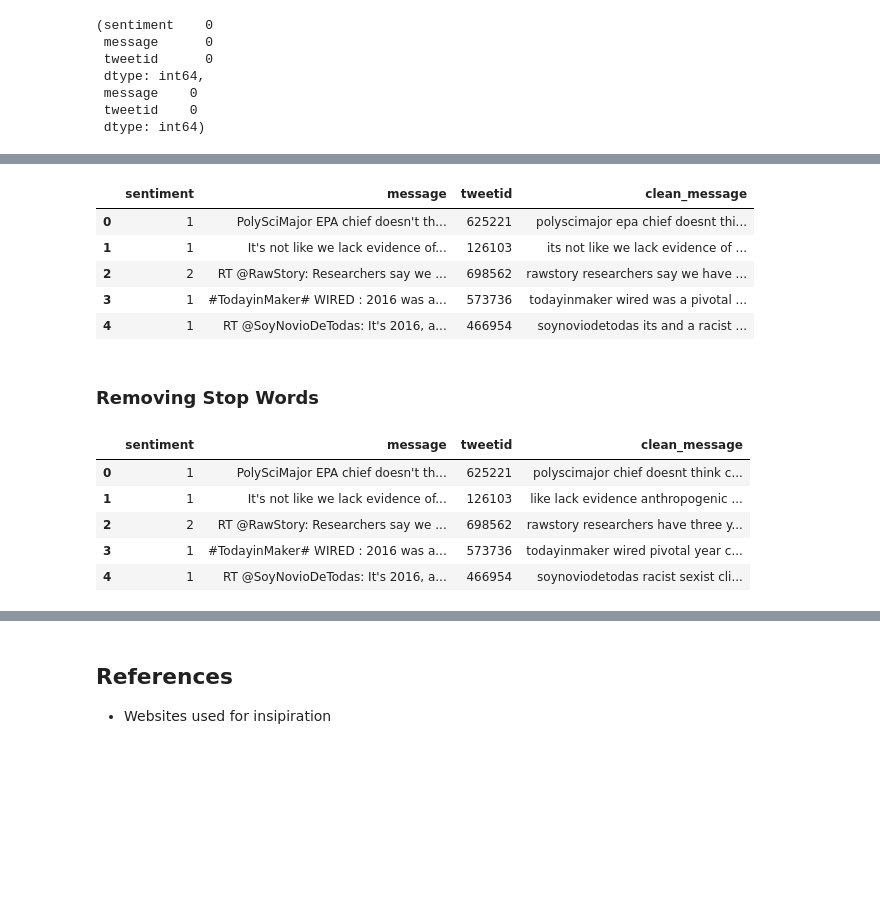
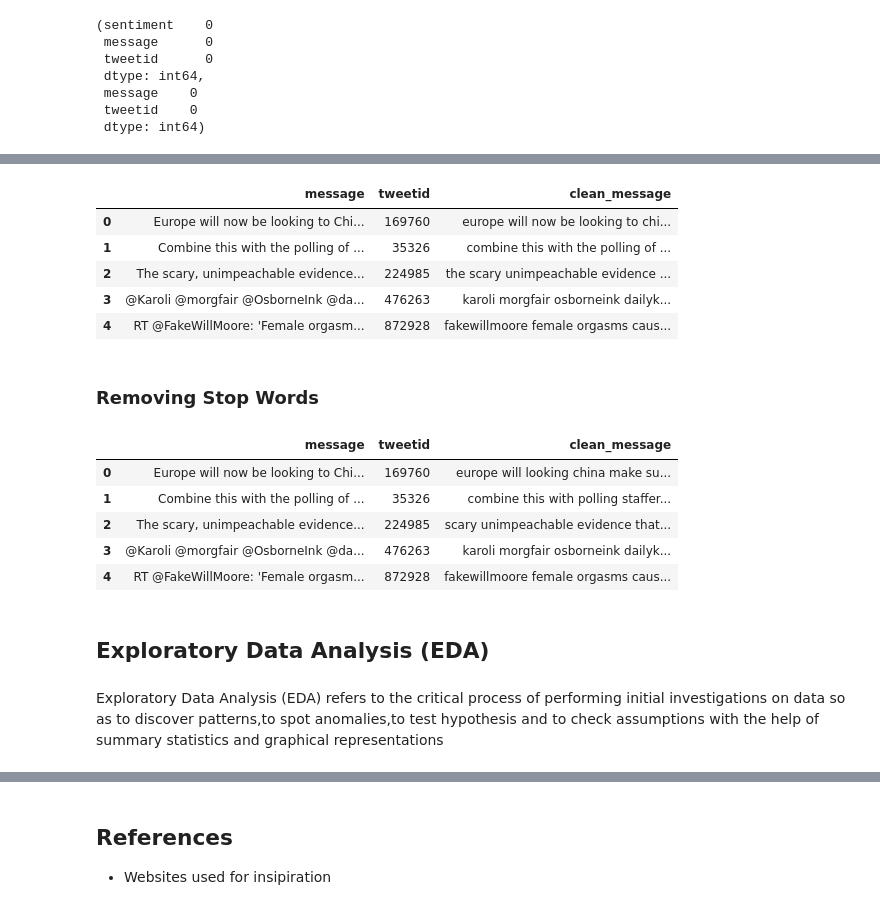
Before and after one commit to isabelomakhanya/classification_ts5, a Jupyter notebook: classification-ts5.ipynb, the cells around one changed output, grey strips where cells are left out. Cells and saved outputs as stored; diff of their text form; code cells hidden in the pictures; blank space fills up the shorter version.

```diff
--- a/classification-ts5.ipynb
+++ b/classification-ts5.ipynb
@@ -84,0 +74,6 @@ train_df.head(10)
+# %%
+# Merging both the data sets
+concat_df = train_df.append(test_df,
+                             ignore_index=True,
+                             sort=False)
+concat_df.head(3)
@@ -178,14 +179,15 @@ def remove_punctuations(msg):
     return msg
 # %%
 train_df['clean_message'] = train_df['message'].apply(lambda x:remove_punctuations(x))
-train_df.head()
+test_df['clean_message'] = test_df['message'].apply(lambda x:remove_punctuations(x))
+test_df.head()
 # %% [output]
-|  | sentiment | message | tweetid | clean_message |
-| 0 | 1 | PolySciMajor EPA chief doesn't th... | 625221 | polyscimajor epa chief doesnt thi... |
-| 1 | 1 | It's not like we lack evidence of... | 126103 | its not like we lack evidence of ... |
-| 2 | 2 | RT @RawStory: Researchers say we ... | 698562 | rawstory researchers say we have ... |
-| 3 | 1 | #TodayinMaker# WIRED : 2016 was a... | 573736 | todayinmaker wired was a pivotal ... |
-| 4 | 1 | RT @SoyNovioDeTodas: It's 2016, a... | 466954 | soynoviodetodas its and a racist ... |
+|  | message | tweetid | clean_message |
+| 0 | Europe will now be looking to Chi... | 169760 | europe will now be looking to chi... |
+| 1 | Combine this with the polling of ... | 35326 | combine this with the polling of ... |
+| 2 | The scary, unimpeachable evidence... | 224985 | the scary unimpeachable evidence ... |
+| 3 | @Karoli @morgfair @OsborneInk @da... | 476263 | karoli morgfair osborneink dailyk... |
+| 4 | RT @FakeWillMoore: 'Female orgasm... | 872928 | fakewillmoore female orgasms caus... |
 # %% [markdown]
 ### Removing Stop Words
 # %%
@@ -193,9 +196,13 @@ train_df['clean_message'] = train_df['clean_message'].apply(lambda x: ' '.join([
 # %%
-train_df.head()
+test_df.head()
 # %% [output]
-|  | sentiment | message | tweetid | clean_message |
-| 0 | 1 | PolySciMajor EPA chief doesn't th... | 625221 | polyscimajor chief doesnt think c... |
-| 1 | 1 | It's not like we lack evidence of... | 126103 | like lack evidence anthropogenic ... |
-| 2 | 2 | RT @RawStory: Researchers say we ... | 698562 | rawstory researchers have three y... |
-| 3 | 1 | #TodayinMaker# WIRED : 2016 was a... | 573736 | todayinmaker wired pivotal year c... |
-| 4 | 1 | RT @SoyNovioDeTodas: It's 2016, a... | 466954 | soynoviodetodas racist sexist cli... |
+|  | message | tweetid | clean_message |
+| 0 | Europe will now be looking to Chi... | 169760 | europe will looking china make su... |
+| 1 | Combine this with the polling of ... | 35326 | combine this with polling staffer... |
+| 2 | The scary, unimpeachable evidence... | 224985 | scary unimpeachable evidence that... |
+| 3 | @Karoli @morgfair @OsborneInk @da... | 476263 | karoli morgfair osborneink dailyk... |
+| 4 | RT @FakeWillMoore: 'Female orgasm... | 872928 | fakewillmoore female orgasms caus... |
+# %% [markdown]
+## Exploratory Data Analysis (EDA)
+# %% [markdown]
+ Exploratory Data Analysis (EDA) refers to the critical process of performing initial investigations on data so as to discover patterns,to spot anomalies,to test hypothesis and to check assumptions with the help of summary statistics and graphical representations
```
Also changed, not shown: parts of 88 cells of this notebook, 18 other files.
